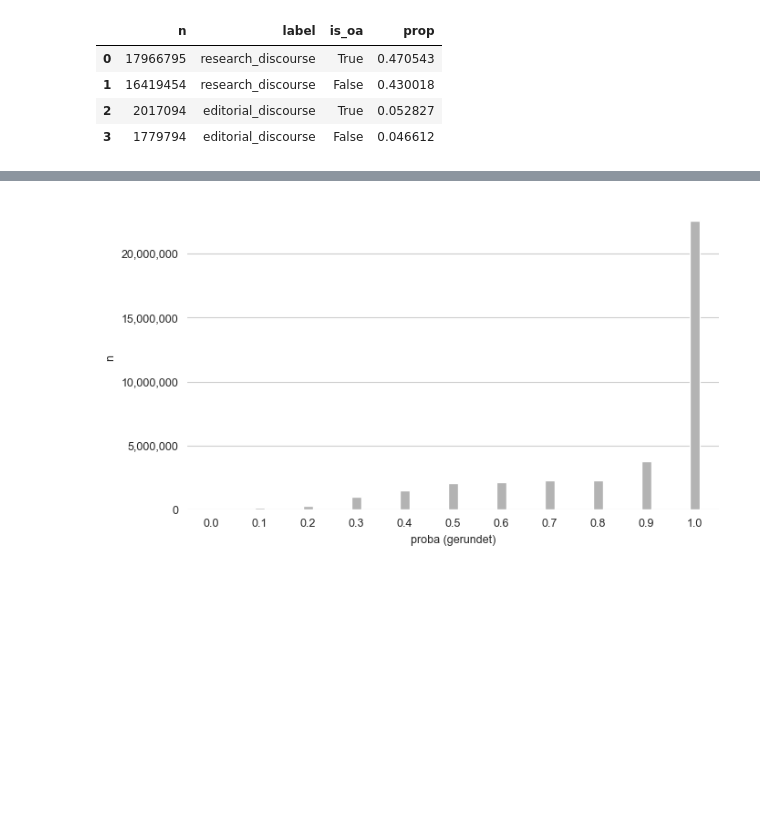
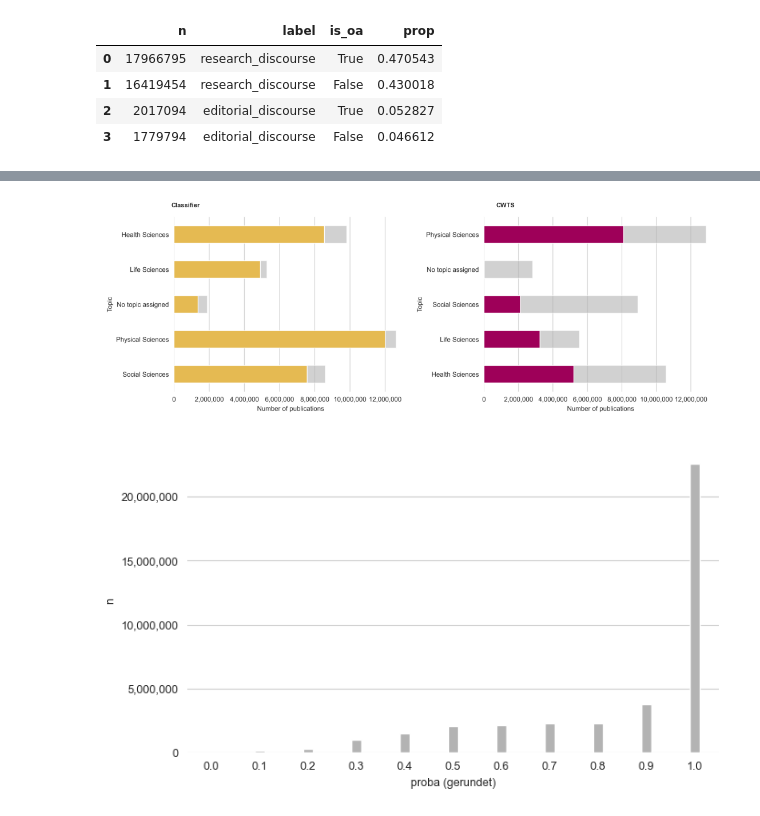
Before and after one commit to naustica/openalex_doctypes, a Jupyter notebook: classifier/review_classifier.ipynb, the cells around one changed output, grey strips where cells are left out. Cells and saved outputs as stored; diff of their text form; code cells hidden in the pictures; blank space fills up the shorter version.

```diff
--- a/classifier/review_classifier.ipynb
+++ b/classifier/review_classifier.ipynb
@@ -305,3 +306,17 @@ fig.savefig(f'media/cwts_topics.png', format='png', bbox_inches='tight', dpi=500
+# %%
+fig, axs = plt.subplots(1, 2, figsize=(14, 8))
+filelist =  ['dt_topics', 'cwts_topics']
+for i, (ax, file) in enumerate(zip(axs.flat, filelist)):
+    ax.set_axis_off()
+    filename = 'media/' + file + '.png'
+    ax.imshow(mpimg.imread(filename), extent=None)
+plt.subplots_adjust(wspace=0, hspace=0)
+plt.text(-2300, -50, 'Classifier', size=8, weight='bold')
+plt.text(800, -50, 'CWTS', size=8, weight='bold')
+plt.show()
+fig.savefig('media/figure3.png', format='png', bbox_inches='tight', dpi=500)
+# %% [output]
+[figure, added]
 # %%
 df_doi_2012_2021_proba_dist = client.query(f"""
                                             SELECT COUNT(DISTINCT(dt.doi)) AS n, ROUND(proba, 1) AS proba_rounded
```
Also changed, not shown: parts of 5 cells of this notebook, 6 other files.
